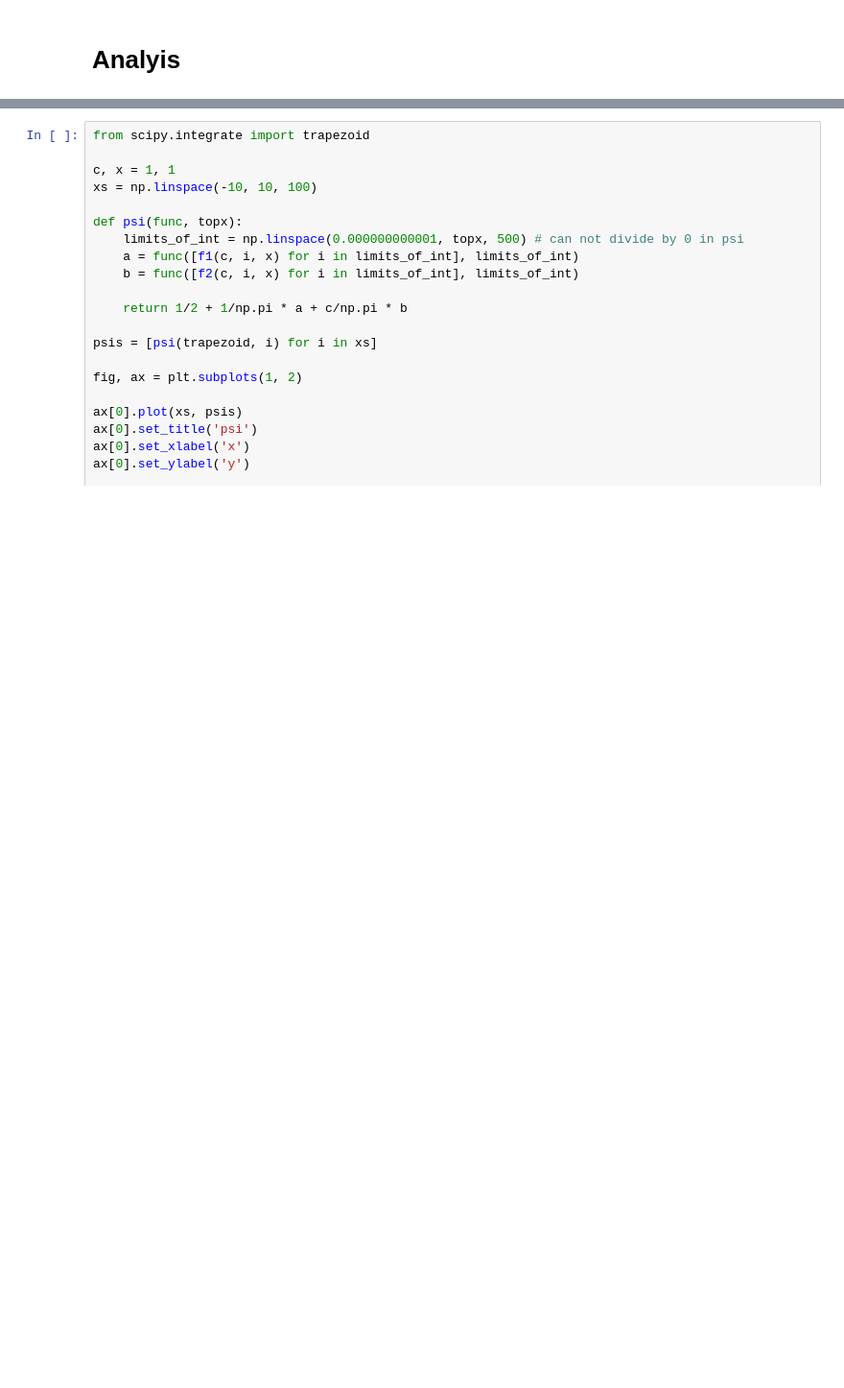
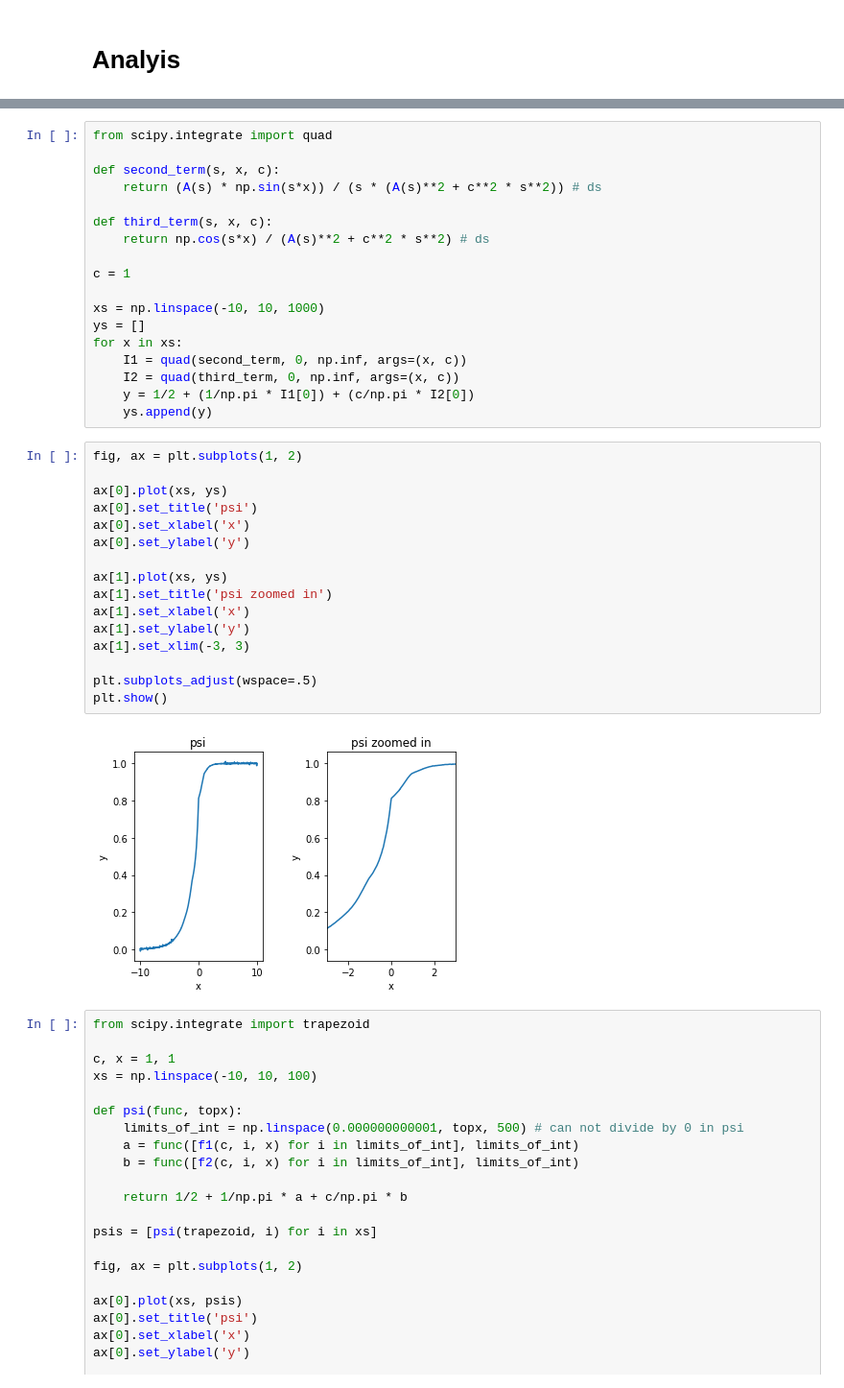
Before and after one commit to VijayStroup/ns-quadrature, a Jupyter notebook: nerve_quadrature.ipynb, the cells around one changed output, grey strips where cells are left out. Shown: that part at 96% size. Saved outputs shown, nothing was run; the diff lists cells and outputs as text; blank space fills up the shorter version.

Commit message:
basic quad method

```diff
--- a/nerve_quadrature.ipynb
+++ b/nerve_quadrature.ipynb
@@ -94,6 +102,42 @@ plt.subplots_adjust(wspace=.5)
 plt.show()
 # %% [output]
 [figure]
+# %%
+from scipy.integrate import quad
+
+def second_term(s, x, c):
+    return (A(s) * np.sin(s*x)) / (s * (A(s)**2 + c**2 * s**2)) # ds
+
+def third_term(s, x, c):
+    return np.cos(s*x) / (A(s)**2 + c**2 * s**2) # ds
+
+c = 1
+
+xs = np.linspace(-10, 10, 1000)
+ys = []
+for x in xs:
+    I1 = quad(second_term, 0, np.inf, args=(x, c))
+    I2 = quad(third_term, 0, np.inf, args=(x, c))
+    y = 1/2 + (1/np.pi * I1[0]) + (c/np.pi * I2[0])
+    ys.append(y)
+# %%
+fig, ax = plt.subplots(1, 2)
+
+ax[0].plot(xs, ys)
+ax[0].set_title('psi')
+ax[0].set_xlabel('x')
+ax[0].set_ylabel('y')
+
+ax[1].plot(xs, ys)
+ax[1].set_title('psi zoomed in')
+ax[1].set_xlabel('x')
+ax[1].set_ylabel('y')
+ax[1].set_xlim(-3, 3)
+
+plt.subplots_adjust(wspace=.5)
+plt.show()
+# %% [output]
+[figure, added]
 # %%
 from scipy.integrate import trapezoid
 
```
Also changed, not shown: parts of 2 cells of this notebook.
